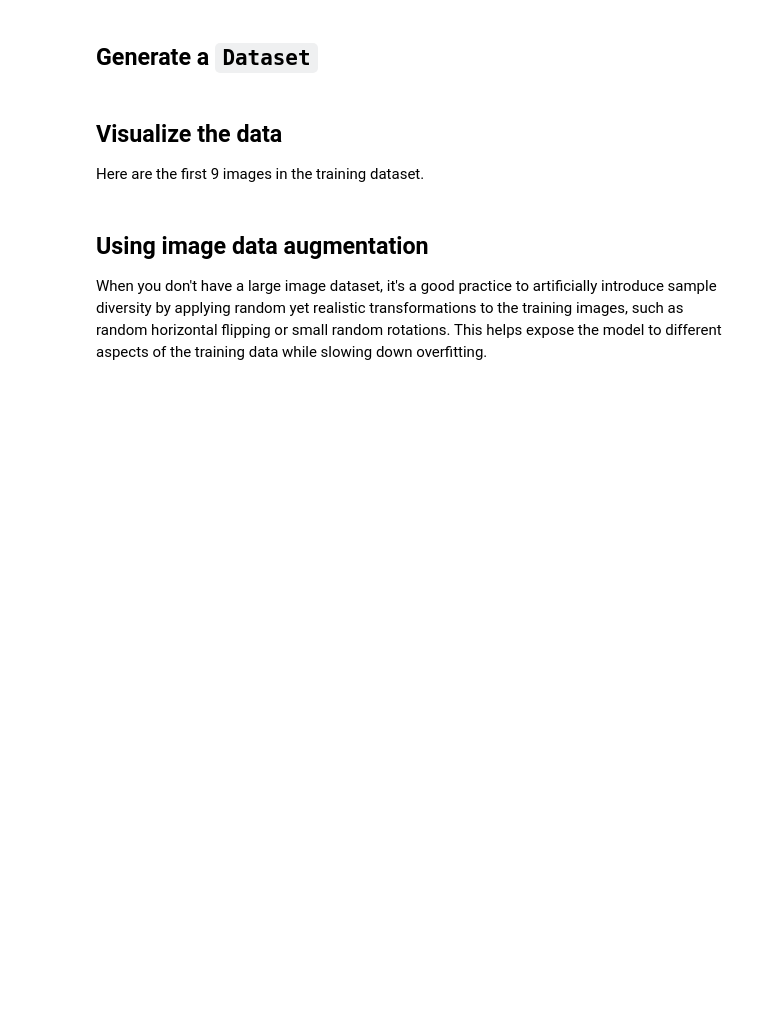
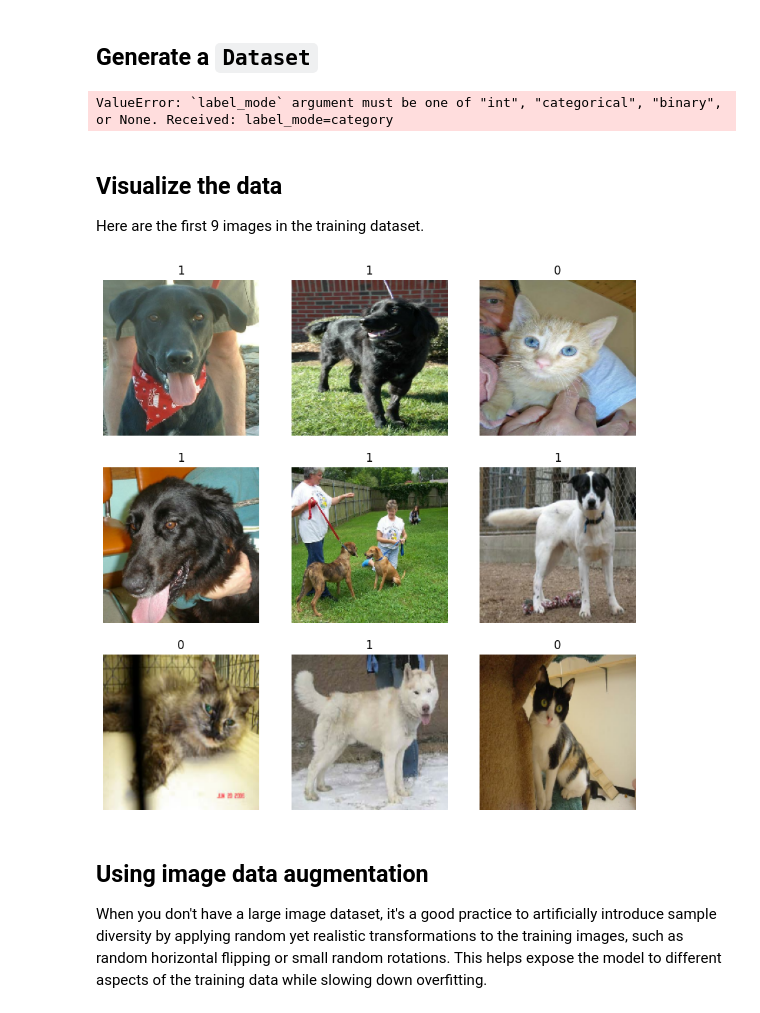
Before and after one commit to Jorzon07/Examen, a Jupyter notebook: examples/vision/ipynb/image_classification_from_scratch.ipynb, the cells around one changed output. Saved outputs shown, nothing was run; the diff lists cells and outputs as text; code cells hidden in the pictures; blank space fills up the shorter version.

```diff
--- a/examples/vision/ipynb/image_classification_from_scratch.ipynb
+++ b/examples/vision/ipynb/image_classification_from_scratch.ipynb
@@ -73,11 +84,14 @@ batch_size = 128
 train_ds, val_ds = keras.utils.image_dataset_from_directory(
     "PetImages",
     validation_split=0.2,
+    label_mode='category',
     subset="both",
     seed=1337,
     image_size=image_size,
     batch_size=batch_size,
 )
+# %% [output]
+ValueError: `label_mode` argument must be one of "int", "categorical", "binary", or None. Received: label_mode=category
 # %% [markdown]
 ## Visualize the data
 
@@ -85,12 +99,15 @@ Here are the first 9 images in the training dataset.
 # %%
 
 plt.figure(figsize=(10, 10))
 for images, labels in train_ds.take(1):
     for i in range(9):
         ax = plt.subplot(3, 3, i + 1)
         plt.imshow(np.array(images[i]).astype("uint8"))
-        plt.title(int(labels[i]))
+        plt.title(np.argmax(labels[i]))
+        print(labels[i])
         plt.axis("off")
+# %% [output]
+[figure, added]
 # %% [markdown]
 ## Using image data augmentation
 
```
Also changed, not shown: parts of 7 cells of this notebook.
